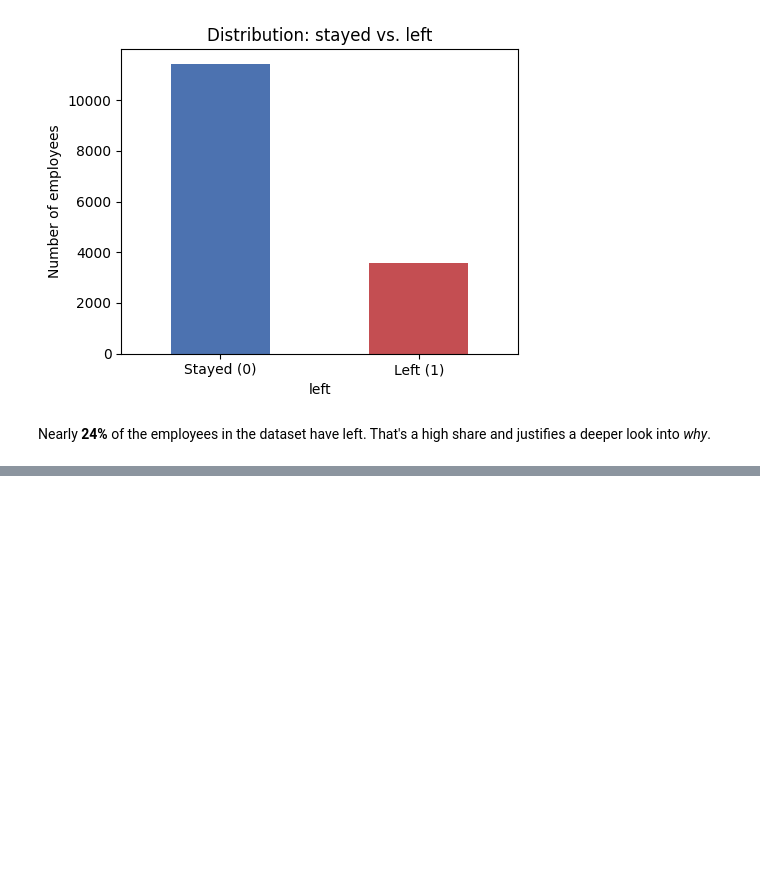
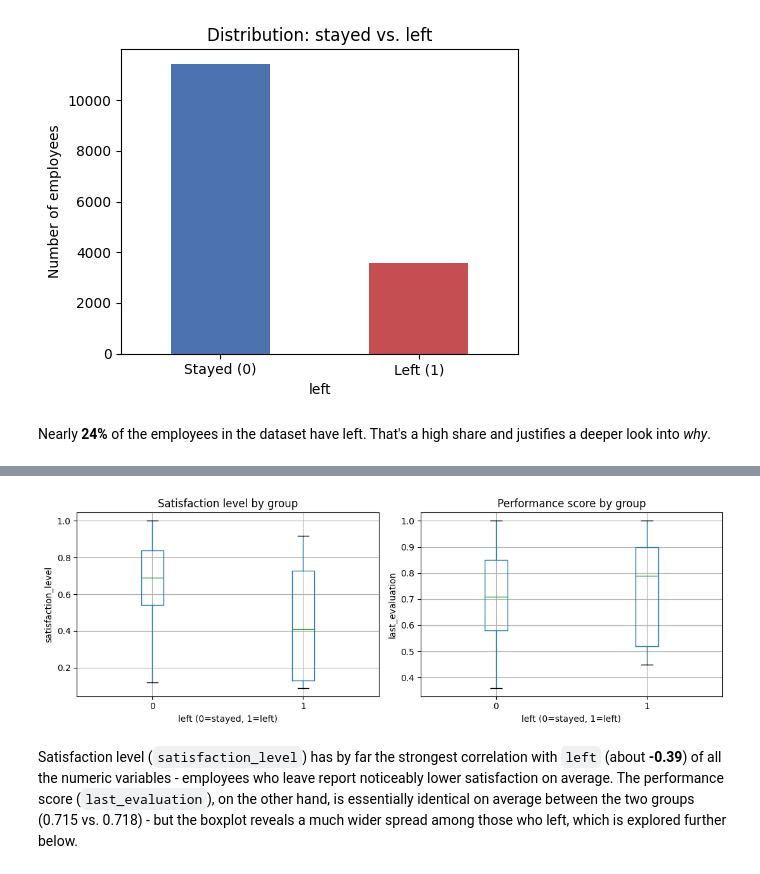
Before and after one commit to arbazshah52/Individual-Machine-Learning, a Jupyter notebook: Kapital3/Kapitalkod.ipynb, the cells around one changed output, grey strips where cells are left out. Drawn from its saved outputs; the diff is of its cells as text; code cells hidden in the pictures; blank space fills up the shorter version.

Commit message:
employee mean

```diff
--- a/Kapital3/Kapitalkod.ipynb
+++ b/Kapital3/Kapitalkod.ipynb
@@ -117,0 +137,25 @@ justifies a deeper look into *why*.
+# %%
+fig, axes = plt.subplots(1, 2, figsize=(11, 4))
+
+df.boxplot(column="satisfaction_level", by="left", ax=axes[0])
+axes[0].set_xlabel("left (0=stayed, 1=left)")
+axes[0].set_ylabel("satisfaction_level")
+axes[0].set_title("Satisfaction level by group")
+
+df.boxplot(column="last_evaluation", by="left", ax=axes[1])
+axes[1].set_xlabel("left (0=stayed, 1=left)")
+axes[1].set_ylabel("last_evaluation")
+axes[1].set_title("Performance score by group")
+
+plt.suptitle("")
+plt.tight_layout()
+plt.show()
+# %% [output]
+[figure, added]
+# %% [markdown]
+Satisfaction level (`satisfaction_level`) has by far the strongest correlation with
+`left` (about **-0.39**) of all the numeric variables - employees who leave report
+noticeably lower satisfaction on average. The performance score (`last_evaluation`), on
+the other hand, is essentially identical on average between the two groups (0.715 vs.
+0.718) - but the boxplot reveals a much wider spread among those who left, which is
+explored further below.
```
Also changed, not shown: parts of 2 cells of this notebook.
